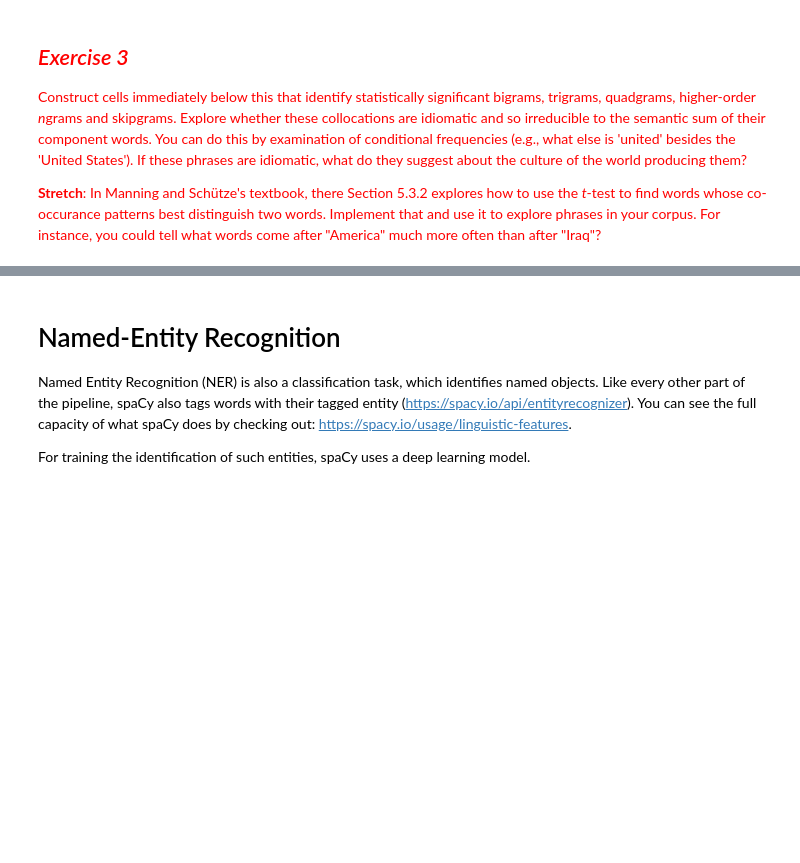
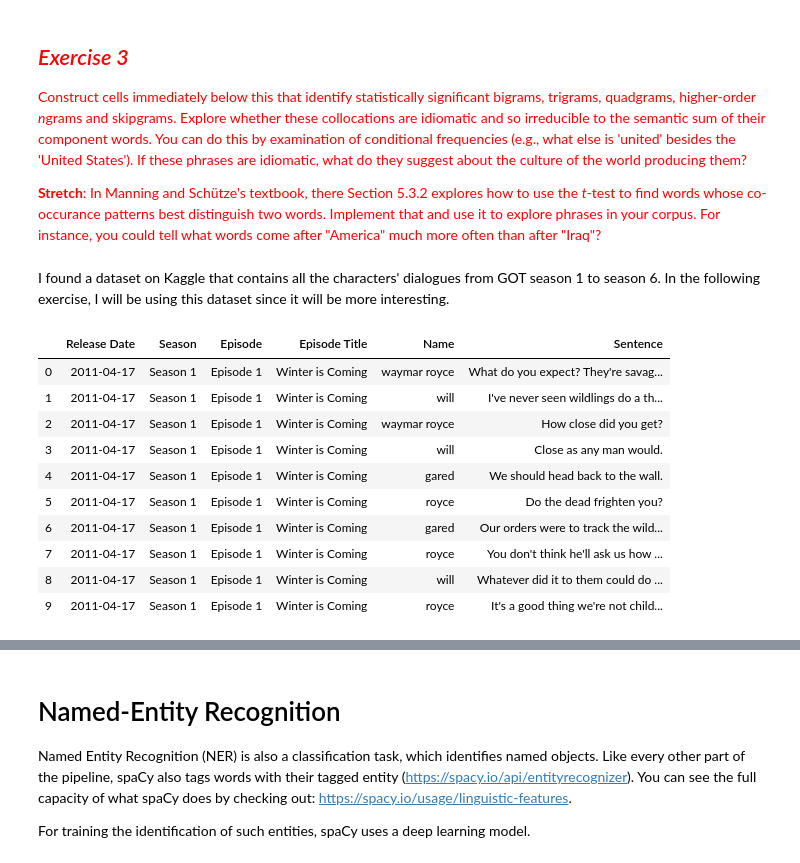
Before and after one commit to VivianQian19/Content-Analysis-2020, a Jupyter notebook: week-4/4-Counting-Words-Phrases.ipynb, the cells around one changed output, grey strips where cells are left out. Drawn from its saved outputs; the diff is of its cells as text; code cells hidden in the pictures; blank space fills up the shorter version.

```diff
--- a/week-4/4-Counting-Words-Phrases.ipynb
+++ b/week-4/4-Counting-Words-Phrases.ipynb
@@ -1805,3 +1751,22 @@ texts[0]
 <span style="color:red">Construct cells immediately below this that identify statistically significant bigrams, trigrams, quadgrams, higher-order *n*grams and skipgrams. Explore whether these collocations are idiomatic and so irreducible to the semantic sum of their component words. You can do this by examination of conditional frequencies (e.g., what else is 'united' besides the 'United States'). If these phrases are idiomatic, what do they suggest about the culture of the world producing them?
 
 <span style="color:red">**Stretch**: In Manning and Schütze's textbook, there Section 5.3.2 explores how to use the *t*-test to find words whose co-occurance patterns best distinguish two words. Implement that and use it to explore phrases in your corpus. For instance, you could tell what words come after "America" much more often than after "Iraq"?</span>
+# %% [markdown]
+I found a dataset on Kaggle that contains all the characters' dialogues from GOT season 1 to season 6. In the following exercise, I will be using this dataset since it will be more interesting.
+# %%
+#import csv
+GOT_df = pandas.read_csv(os.path.join(os.getcwd(), 'Game_of_Thrones_Script.csv'))
+# %%
+GOT_df.head(10)
+# %% [output]
+|  | Release Date | Season | Episode | Episode Title | Name | Sentence |
+| 0 | 2011-04-17 | Season 1 | Episode 1 | Winter is Coming | waymar royce | What do you expect? They're savag... |
+| 1 | 2011-04-17 | Season 1 | Episode 1 | Winter is Coming | will | I've never seen wildlings do a th... |
+| 2 | 2011-04-17 | Season 1 | Episode 1 | Winter is Coming | waymar royce | How close did you get? |
+| 3 | 2011-04-17 | Season 1 | Episode 1 | Winter is Coming | will | Close as any man would. |
+| 4 | 2011-04-17 | Season 1 | Episode 1 | Winter is Coming | gared | We should head back to the wall. |
+| 5 | 2011-04-17 | Season 1 | Episode 1 | Winter is Coming | royce | Do the dead frighten you? |
+| 6 | 2011-04-17 | Season 1 | Episode 1 | Winter is Coming | gared | Our orders were to track the wild... |
+| 7 | 2011-04-17 | Season 1 | Episode 1 | Winter is Coming | royce | You don't think he'll ask us how ... |
+| 8 | 2011-04-17 | Season 1 | Episode 1 | Winter is Coming | will | Whatever did it to them could do ... |
+| 9 | 2011-04-17 | Season 1 | Episode 1 | Winter is Coming | royce | It's a good thing we're not child... |
```
Also changed, not shown: parts of 56 cells of this notebook.
